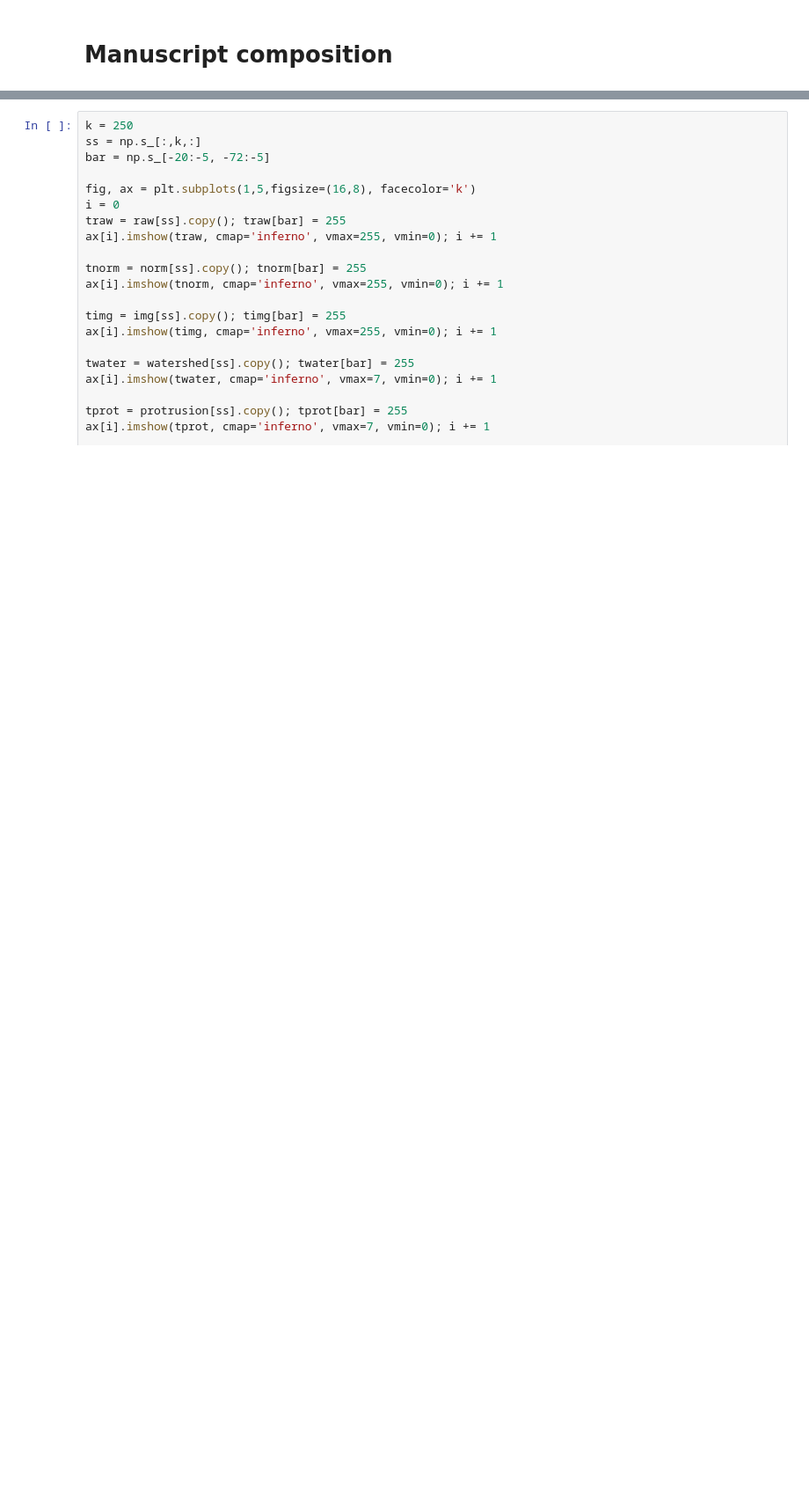
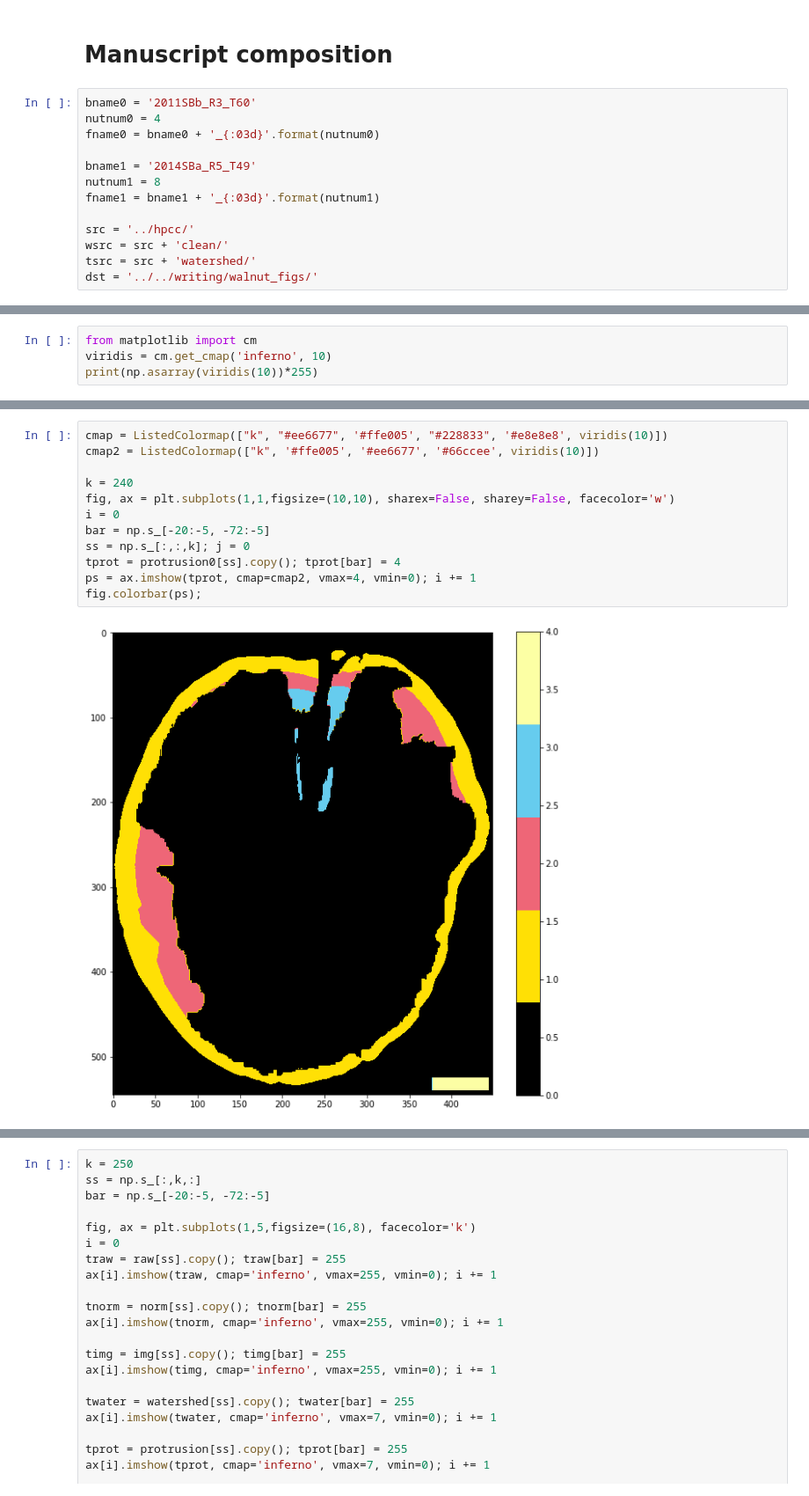
Before and after one commit to amezqui3/walnut_tda, a Jupyter notebook: jupyter/99_manuscript_animations.ipynb, the cells around one changed output, grey strips where cells are left out. Shown at 88% size. Saved outputs shown, nothing was run; the diff lists cells and outputs as text; blank space fills up the shorter version.

```diff
--- a/jupyter/99_manuscript_animations.ipynb
+++ b/jupyter/99_manuscript_animations.ipynb
@@ -186,4 +187,17 @@ for k in range(len(xx)):
     plt.close()
 # %% [markdown]
 # Manuscript composition
+# %%
+bname0 = '2011SBb_R3_T60'
+nutnum0 = 4
+fname0 = bname0 + '_{:03d}'.format(nutnum0)
+
+bname1 = '2014SBa_R5_T49'
+nutnum1 = 8
+fname1 = bname1 + '_{:03d}'.format(nutnum1)
+
+src = '../hpcc/'
+wsrc = src + 'clean/'
+tsrc = src + 'watershed/'
+dst = '../../writing/walnut_figs/'
 # %%
@@ -215,0 +257,4 @@ norm = wnut.normalize_density(norm, npz)
+# %%
+from matplotlib import cm
+viridis = cm.get_cmap('inferno', 10)
+print(np.asarray(viridis(10))*255)
@@ -216,2 +271,16 @@ norm = wnut.normalize_density(norm, npz)
+# %%
+cmap = ListedColormap(["k", "#ee6677", '#ffe005', "#228833", '#e8e8e8', viridis(10)])
+cmap2 = ListedColormap(["k", '#ffe005', '#ee6677', '#66ccee', viridis(10)])
+
+k = 240
+fig, ax = plt.subplots(1,1,figsize=(10,10), sharex=False, sharey=False, facecolor='w')
+i = 0
+bar = np.s_[-20:-5, -72:-5]
+ss = np.s_[:,:,k]; j = 0
+tprot = protrusion0[ss].copy(); tprot[bar] = 4
+ps = ax.imshow(tprot, cmap=cmap2, vmax=4, vmin=0); i += 1
+fig.colorbar(ps);
+# %% [output]
+[figure, added]
 # %%
 k = 240
```
Also changed, not shown: parts of 8 cells of this notebook, 4 other files.
